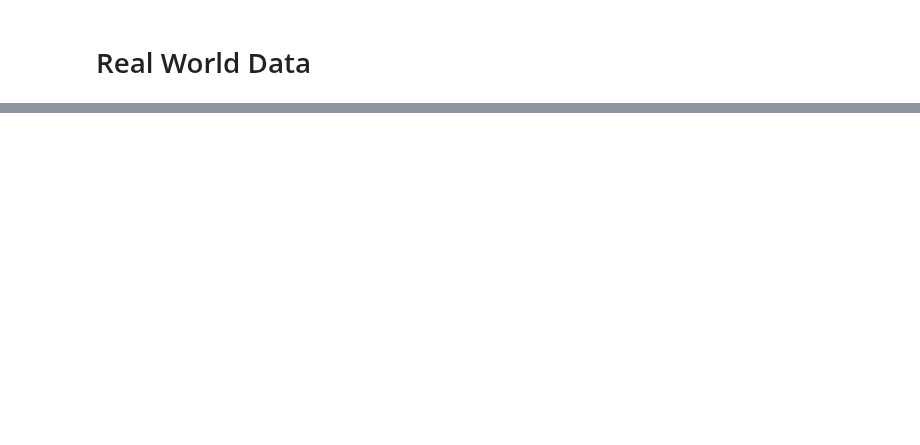
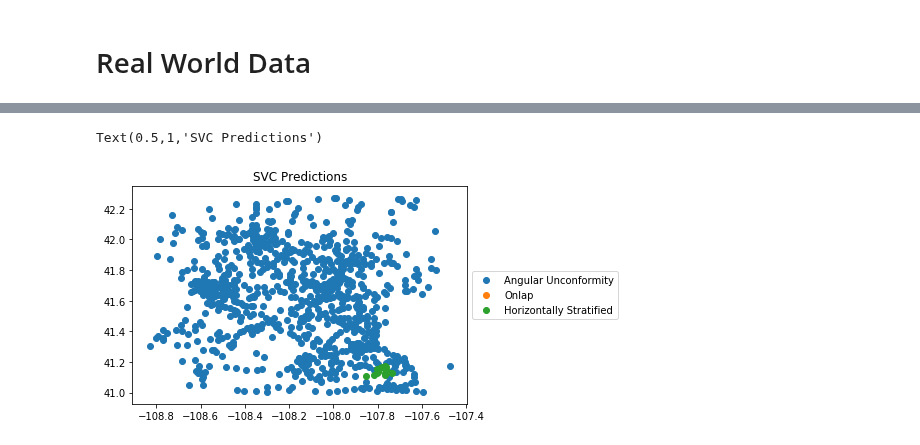
Before and after one commit to jessepisel/stratal-geometries, a Jupyter notebook: Unconformity or onlap neighbors.ipynb, the cells around one changed output, grey strips where cells are left out. Drawn from its saved outputs; the diff is of its cells as text; code cells hidden in the pictures; blank space fills up the shorter version.

```diff
--- a/Unconformity or onlap neighbors.ipynb
+++ b/Unconformity or onlap neighbors.ipynb
@@ -267,0 +291,13 @@ plt.legend(loc='center left', bbox_to_anchor=(1, 0.5))
+# %%
+well_preds = clf.predict(real_data)
+tops_api['predictionsvm'] = well_preds
+well_locs = pd.read_csv(r'D:\jupyter\EarlyWSGS\well_locations.csv', encoding = "ISO-8859-1")
+merged = pd.merge(tops_api, well_locs, on='API')
+plt.scatter(merged[merged['predictionsvm']==0].LON, merged[merged['predictionsvm']==0].LAT, label='Angular Unconformity')
+plt.scatter(merged[merged['predictionsvm']==1].LON, merged[merged['predictionsvm']==1].LAT, label='Onlap')
+plt.scatter(merged[merged['predictionsvm']==2].LON, merged[merged['predictionsvm']==2].LAT, label='Horizontally Stratified')
+plt.legend(loc='center left', bbox_to_anchor=(1, 0.5))
+plt.title('SVC Predictions')
+# %% [output]
+Text(0.5,1,'SVC Predictions')
+[figure, added]
```
Also changed, not shown: parts of 39 cells of this notebook.
